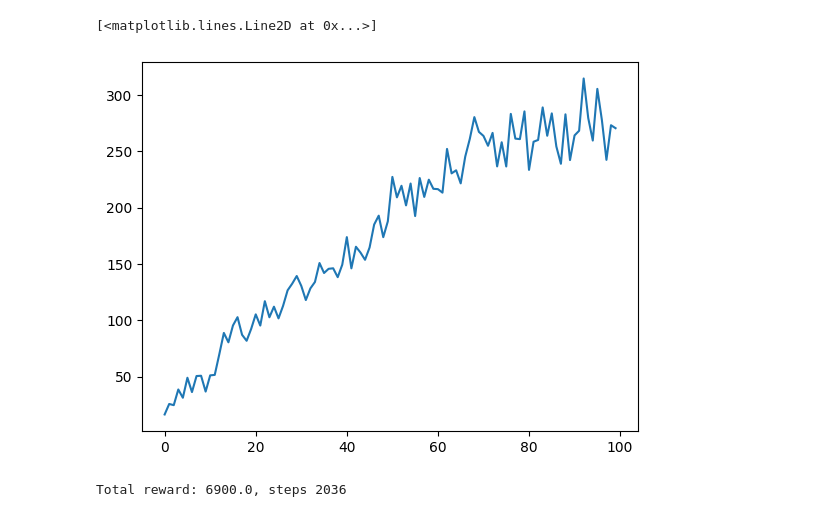
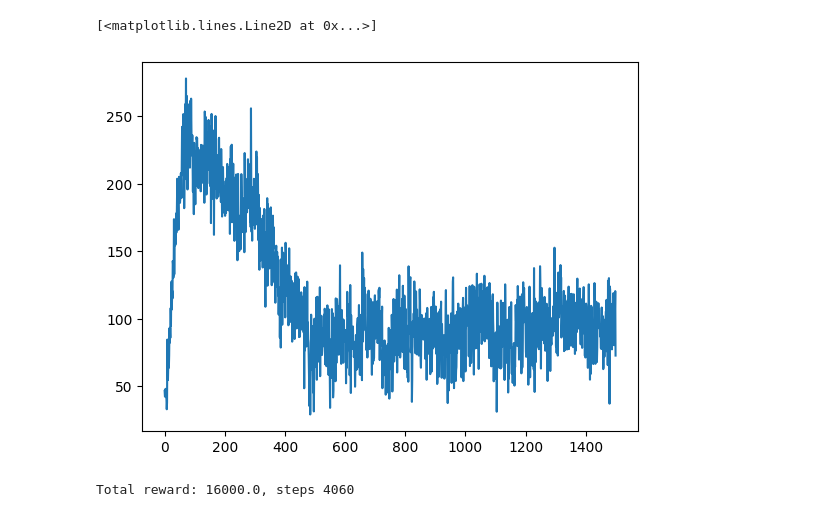
Before and after one commit to zeux/mlexp, a Jupyter notebook: kungfu/kungfu.ipynb, the cells around one changed output. Saved outputs shown, nothing was run; the diff lists cells and outputs as text; code cells hidden in the pictures.

Commit message:
kungfu: Okay, done with this

```diff
--- a/kungfu/kungfu.ipynb
+++ b/kungfu/kungfu.ipynb
@@ -20,7 +23,7 @@ def transform(state):
 def readhealth(state):
     return (state[45, 50:82, 1] > 128).astype(float).mean()
 
-def rollout(env, agent, max_steps=1000):
+def rollout(env, agent, max_steps=1000, life_penalty=100):
     result = []
     state, info = env.reset()
     state = transform(state)
@@ -30,7 +33,7 @@ def rollout(env, agent, max_steps=1000):
         next_state, reward, terminated, truncated, info = env.step(action)
 
         next_health = 0 if info['lives'] == 0 else (info['lives'] - 1) + readhealth(next_state)
-        reward += (next_health - health) * 100 # penalize health loss
+        reward += (next_health - health) * life_penalty # penalize health loss
 
         result.append((state, action, reward))
         state = transform(next_state)
@@ -39,12 +42,12 @@ def rollout(env, agent, max_steps=1000):
             break
     return result
 
-def batches(env, agent, batch_size, num_rollouts, max_steps=1000, reward_discount=0.99):
+def batches(env, agent, batch_size, num_rollouts, max_steps=1000, life_penalty=100, reward_discount=0.99):
     games = []
     gamea = []
     gamer = []
     for _ in range(num_rollouts):
-        game = rollout(env, agent, max_steps)
+        game = rollout(env, agent, max_steps, life_penalty)
         # score using discounted rewards
         acc_reward = 0
         for i in range(len(game) - 1, -1, -1):
@@ -58,16 +61,6 @@ def batches(env, agent, batch_size, num_rollouts, max_steps=1000, reward_discoun
         games = games[batch_size:]
         gamea = gamea[batch_size:]
         gamer = gamer[batch_size:]
-
-@torch.no_grad()
-def agent(state, net, device):
-    state = state.float().to(device)
-    pred = net(state)
-    assert(len(pred.shape) == 1)
-    prob = F.softmax(pred, dim=0)
-    prob = prob.cpu() # multinomial is way slower in CUDA, even once you account for the transfer time
-    act = torch.multinomial(prob, 1)
-    return act.item()
 # %%
 class AtariNet(nn.Module):
     def __init__(self, input_shape, num_actions):
@@ -97,17 +90,29 @@ class AtariNet(nn.Module):
         conv_out = conv_out.view(x.shape[0], -1) if len(x.shape) == 4 else conv_out.flatten()
         pred = self.fc(conv_out)
         return pred
+
+class AtariAgent:
+    def __init__(self, net):
+        self.net = net
+
+    @torch.no_grad()
+    def __call__(self, state):
+        pred = self.net(state.float())
+        assert(len(pred.shape) == 1)
+        prob = F.softmax(pred, dim=0)
+        act = torch.multinomial(prob, 1)
+        return act.item()
 # %%
 import time
 
-device = 'cuda' if torch.cuda.is_available() else 'cpu'
 net = AtariNet((3, 32, 80), env.action_space.n)
-net = net.to(device)
+agent = AtariAgent(net)
 
 optimizer = torch.optim.AdamW(net.parameters(), lr=1e-3)
 
-num_epochs = 100
-num_rollouts = 32
+num_epochs = 1500
+num_rollouts = 16
+max_steps = 4000
 batch_size = 128
 
 epoch_rewards = []
@@ -118,13 +123,14 @@ for epoch in range(num_epochs):
     epoch_start = time.time()
     num_batches = 0
 
-    for bs, ba, br in batches(env, lambda s: agent(s, net, device), batch_size=batch_size, num_rollouts=num_rollouts):
+    life_penalty = min(epoch * 4, 2000)
+
+    for bs, ba, br in batches(env, agent, batch_size=batch_size, num_rollouts=num_rollouts, max_steps=max_steps, life_penalty=life_penalty):
         bs = torch.stack(bs)
         ba = torch.tensor(ba, dtype=torch.long)
         br = torch.tensor(br, dtype=torch.float)
 
         bs = bs.float()
-        bs, ba, br = bs.to(device), ba.to(device), br.to(device)
 
         pred = net(bs)
         log_prob = F.log_softmax(pred, dim=-1)
@@ -169,10 +175,10 @@ Epoch 99 took 29.39s, reward: 270.50, loss: 544.04
 [<matplotlib.lines.Line2D at 0x...>]
-[figure, old version]
+[figure, new version]
 # %%
-device = 'cuda' if torch.cuda.is_available() else 'cpu'
+net = AtariNet((3, 32, 80), env.action_space.n)
+net.load_state_dict(torch.load('kungfu.pth', weights_only=True))
 
-net = AtariNet((3, 32, 80), env.action_space.n).to(device)
-net.load_state_dict(torch.load('kungfu.pth', weights_only=True))
+agent = AtariAgent(net)
 
 testenv = gym.make("ALE/KungFuMaster-v5")
 observation, info = testenv.reset()
@@ -180,7 +186,7 @@ total_steps = 0
 total_reward = 0
 
 while True:
-    action = agent(transform(observation), net, device)
+    action = agent(transform(observation))
     observation, reward, terminated, truncated, info = testenv.step(action)
     total_reward += reward
     total_steps += 1
@@ -192,4 +198,4 @@ testenv.close()
 
 print(f'Total reward: {total_reward}, steps {total_steps}')
 # %% [output]
-Total reward: 6900.0, steps 2036
+Total reward: 16000.0, steps 4060
```
Also changed, not shown: parts of 2 cells of this notebook.
